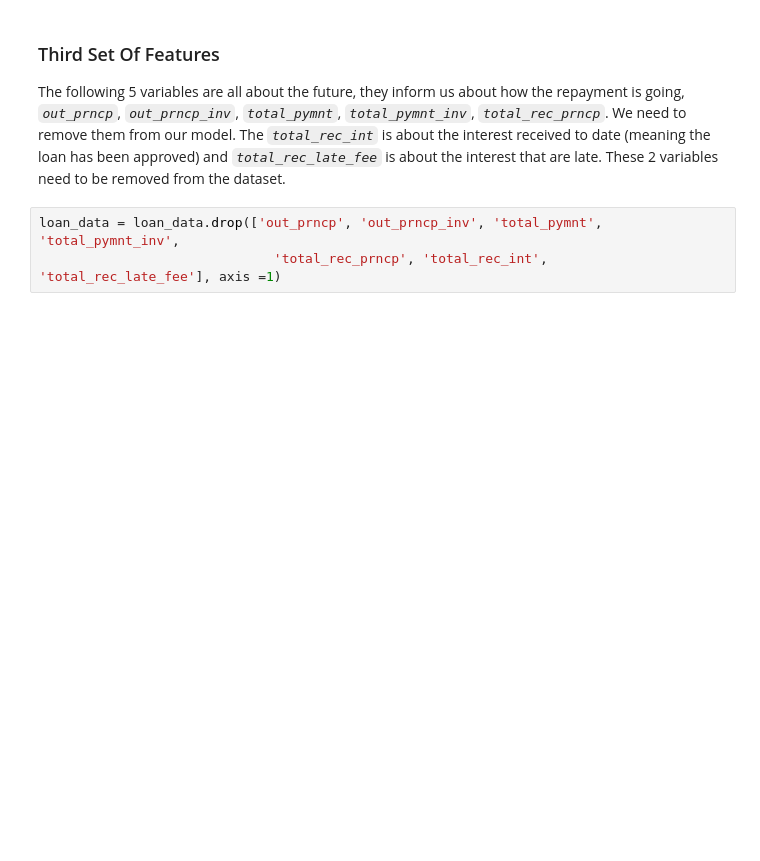
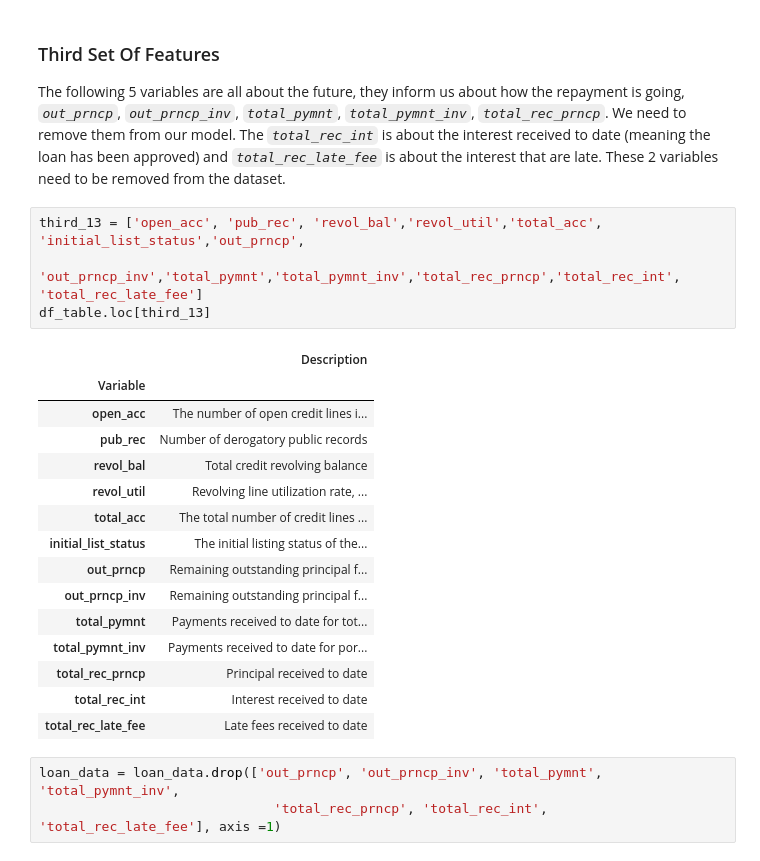
Before and after one commit to lemoinef/Loan-Default-Prediction, a Jupyter notebook: loan_default_prediction.ipynb, the cells around one changed output. Cells and saved outputs as stored; diff of their text form; blank space fills up the shorter version.

```diff
--- a/loan_default_prediction.ipynb
+++ b/loan_default_prediction.ipynb
@@ -183,6 +207,26 @@ loan_data = loan_data.drop(['issue_d','zip_code'], axis =1)
 # %% [markdown]
 ### Third Set Of Features
 The following 5 variables are all about the future, they inform us about how the repayment is going, *`out_prncp`*, *`out_prncp_inv`*, *`total_pymnt`*, *`total_pymnt_inv`*, *`total_rec_prncp`*. We need to remove them from our model. The *`total_rec_int`* is about the interest received to date (meaning the loan has been approved) and *`total_rec_late_fee`* is about the interest that are late. These 2 variables need to be removed from the dataset.
+# %%
+third_13 = ['open_acc', 'pub_rec', 'revol_bal','revol_util','total_acc', 'initial_list_status','out_prncp',
+            'out_prncp_inv','total_pymnt','total_pymnt_inv','total_rec_prncp','total_rec_int', 'total_rec_late_fee']
+df_table.loc[third_13]
+# %% [output]
+|  | Description |
+| Variable |  |
+| open_acc | The number of open credit lines i... |
+| pub_rec | Number of derogatory public records |
+| revol_bal | Total credit revolving balance |
+| revol_util | Revolving line utilization rate, ... |
+| total_acc | The total number of credit lines ... |
+| initial_list_status | The initial listing status of the... |
+| out_prncp | Remaining outstanding principal f... |
+| out_prncp_inv | Remaining outstanding principal f... |
+| total_pymnt | Payments received to date for tot... |
+| total_pymnt_inv | Payments received to date for por... |
+| total_rec_prncp | Principal received to date |
+| total_rec_int | Interest received to date |
+| total_rec_late_fee | Late fees received to date |
 # %%
 loan_data = loan_data.drop(['out_prncp', 'out_prncp_inv', 'total_pymnt', 'total_pymnt_inv',
                               'total_rec_prncp', 'total_rec_int', 'total_rec_late_fee'], axis =1)
```
Also changed, not shown: parts of 19 cells of this notebook.
